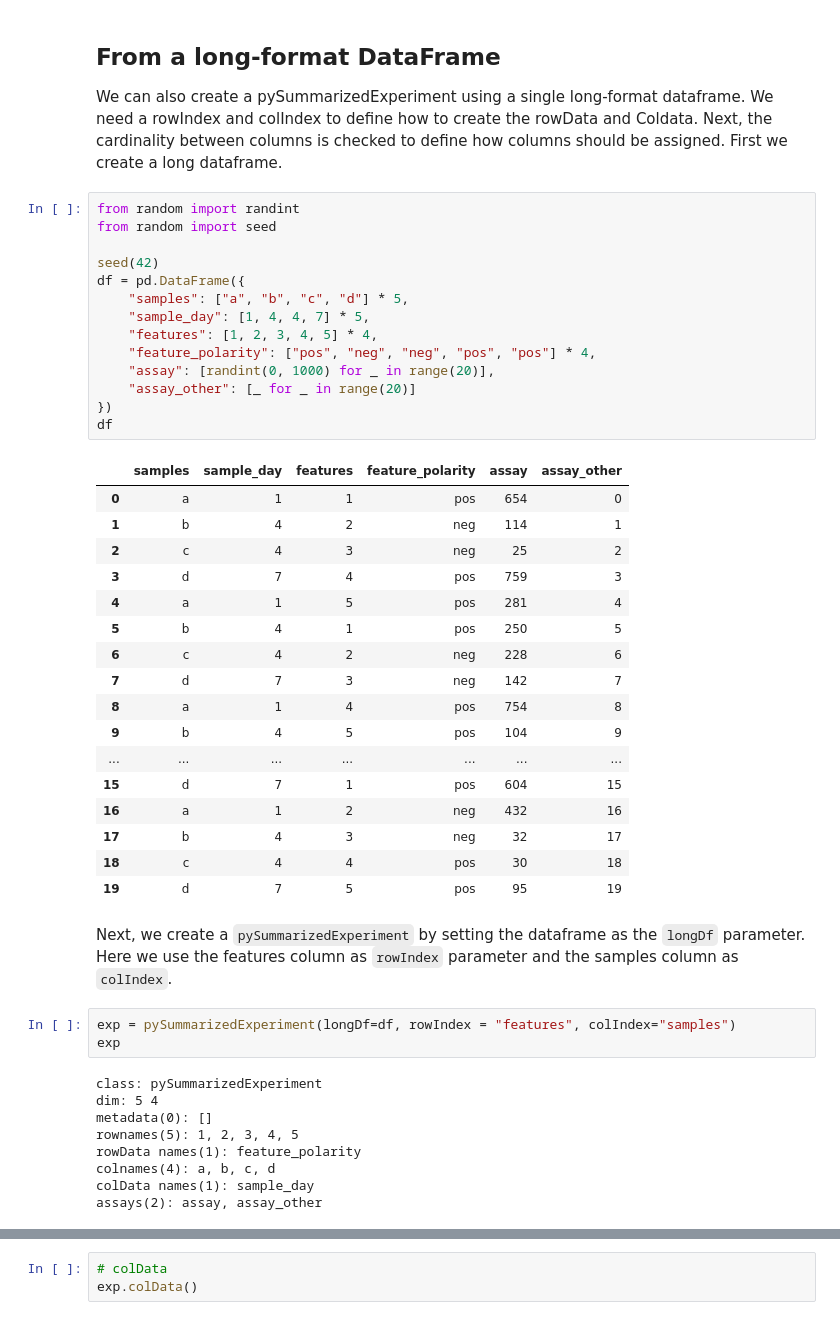
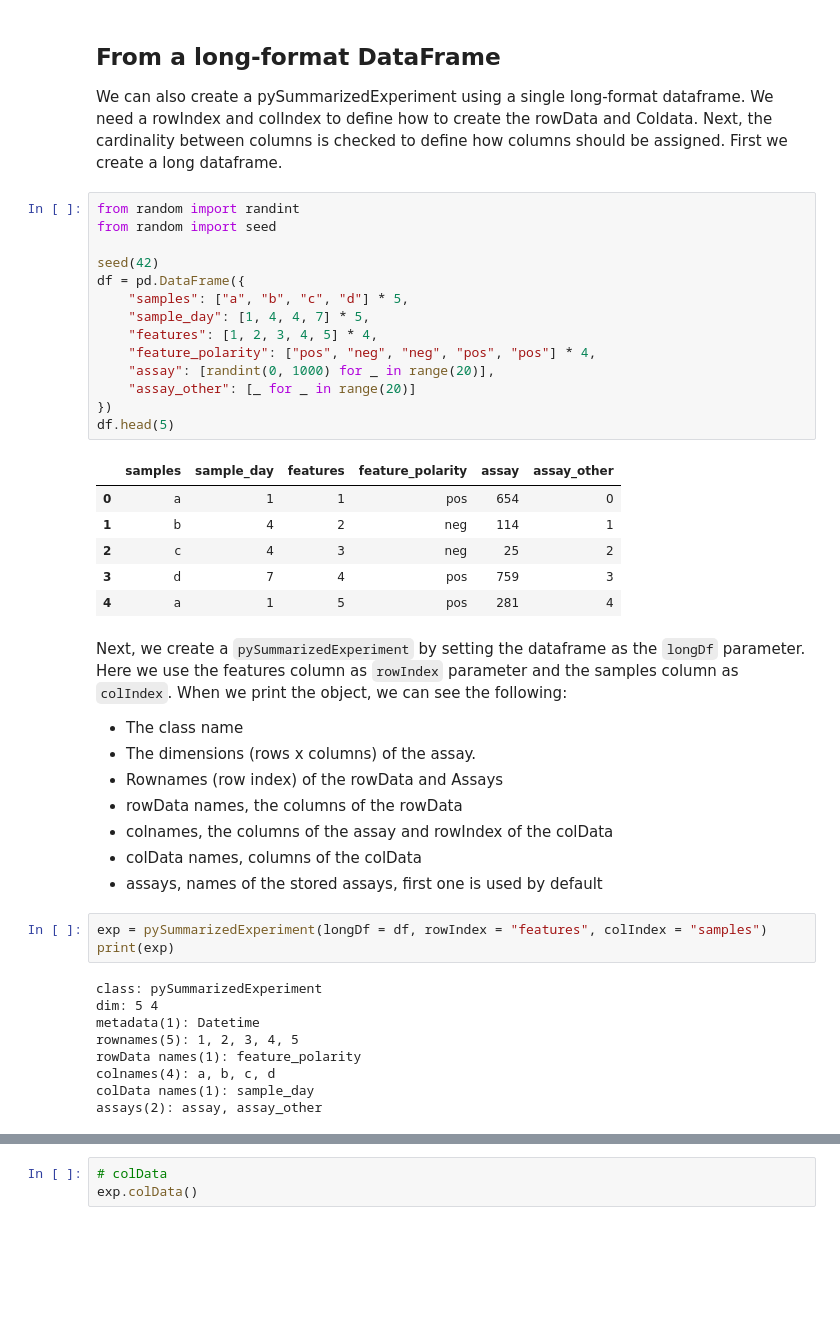
Before and after one commit to Pascallio/pySummarizedExperiment, a Jupyter notebook: example.ipynb, the cells around one changed output, grey strips where cells are left out. Saved outputs shown, nothing was run; the diff lists cells and outputs as text; blank space fills up the shorter version.

```diff
--- a/example.ipynb
+++ b/example.ipynb
@@ -32,44 +32,40 @@ We can also create a pySummarizedExperiment using a single long-format dataframe
 # %%
 from random import randint
 from random import seed
 
 seed(42)
 df = pd.DataFrame({
     "samples": ["a", "b", "c", "d"] * 5,
     "sample_day": [1, 4, 4, 7] * 5,
     "features": [1, 2, 3, 4, 5] * 4,
     "feature_polarity": ["pos", "neg", "neg", "pos", "pos"] * 4,
     "assay": [randint(0, 1000) for _ in range(20)],
     "assay_other": [_ for _ in range(20)]
 })
-df
+df.head(5)
 # %% [output]
 |  | samples | sample_day | features | feature_polarity | assay | assay_other |
 | 0 | a | 1 | 1 | pos | 654 | 0 |
 | 1 | b | 4 | 2 | neg | 114 | 1 |
 | 2 | c | 4 | 3 | neg | 25 | 2 |
 | 3 | d | 7 | 4 | pos | 759 | 3 |
 | 4 | a | 1 | 5 | pos | 281 | 4 |
-| 5 | b | 4 | 1 | pos | 250 | 5 |
-| 6 | c | 4 | 2 | neg | 228 | 6 |
-| 7 | d | 7 | 3 | neg | 142 | 7 |
-| 8 | a | 1 | 4 | pos | 754 | 8 |
-| 9 | b | 4 | 5 | pos | 104 | 9 |
-| ... | ... | ... | ... | ... | ... | ... |
-| 15 | d | 7 | 1 | pos | 604 | 15 |
-| 16 | a | 1 | 2 | neg | 432 | 16 |
-| 17 | b | 4 | 3 | neg | 32 | 17 |
-| 18 | c | 4 | 4 | pos | 30 | 18 |
-| 19 | d | 7 | 5 | pos | 95 | 19 |
 # %% [markdown]
-Next, we create a `pySummarizedExperiment` by setting the dataframe as the `longDf` parameter. Here we use the features column as `rowIndex` parameter and the samples column as `colIndex`.
+Next, we create a `pySummarizedExperiment` by setting the dataframe as the `longDf` parameter. Here we use the features column as `rowIndex` parameter and the samples column as `colIndex`. When we print the object, we can see the following:
+* The class name
+* The dimensions (rows x columns) of the assay.
+* Rownames (row index) of the rowData and Assays
+* rowData names, the columns of the rowData
+* colnames, the columns of the assay and rowIndex of the colData
+* colData names, columns of the colData
+* assays, names of the stored assays, first one is used by default
 # %%
-exp = pySummarizedExperiment(longDf=df, rowIndex = "features", colIndex="samples")
-exp
+exp = pySummarizedExperiment(longDf = df, rowIndex = "features", colIndex = "samples")
+print(exp)
 # %% [output]
 class: pySummarizedExperiment
 dim: 5 4
-metadata(0): []
+metadata(1): Datetime
 rownames(5): 1, 2, 3, 4, 5
 rowData names(1): feature_polarity
 colnames(4): a, b, c, d
```
Also changed, not shown: parts of 20 cells of this notebook, 4 other files.
